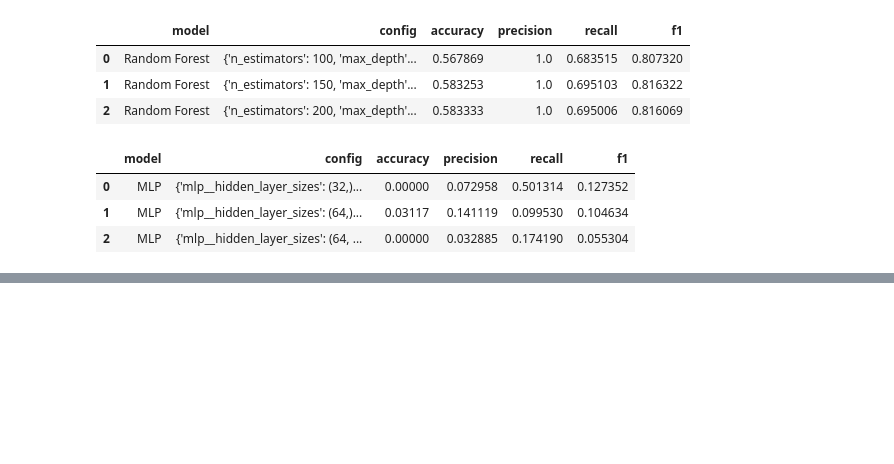
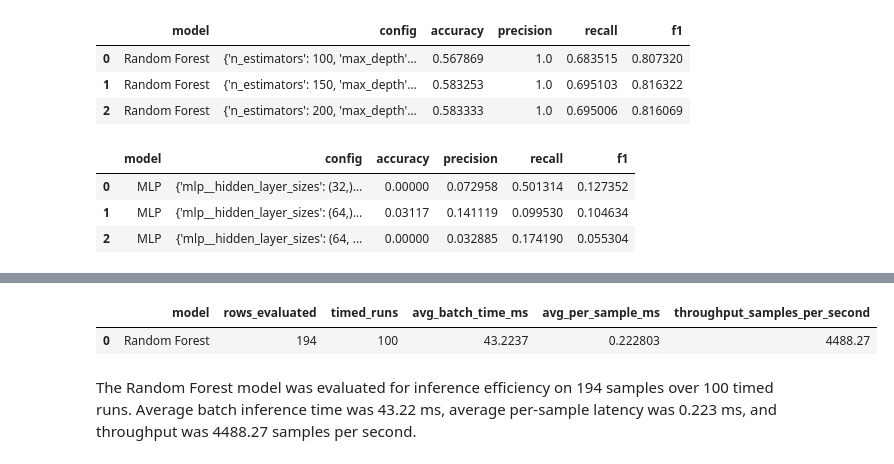
Before and after one commit to rachelyu0406/SketchCritic, a Jupyter notebook: notebooks/evaluate_models.ipynb, the cells around one changed output, grey strips where cells are left out. Drawn from its saved outputs; the diff is of its cells as text; code cells hidden in the pictures; blank space fills up the shorter version.

```diff
--- a/notebooks/evaluate_models.ipynb
+++ b/notebooks/evaluate_models.ipynb
@@ -229,0 +245,38 @@ pd.DataFrame(mlp_cv_results)
+# %%
+from time import perf_counter
+
+rf_artifact = load_artifact(RF_PATH)
+rf_model = rf_artifact["model"]
+rf_feature_names = rf_artifact["feature_names"]
+X_rf = data[rf_feature_names]
+rf_model.predict(X_rf)
+
+num_runs = 100
+elapsed_times = []
+for _ in range(num_runs):
+    start = perf_counter()
+    rf_model.predict(X_rf)
+    elapsed_times.append(perf_counter() - start)
+
+avg_batch_time_seconds = sum(elapsed_times) / len(elapsed_times)
+avg_batch_time_milliseconds = avg_batch_time_seconds * 1000
+avg_per_sample_milliseconds = (avg_batch_time_seconds / len(X_rf)) * 1000
+throughput_samples_per_second = len(X_rf) / avg_batch_time_seconds
+
+rf_efficiency_summary = pd.DataFrame([
+    {
+        "model": "Random Forest",
+        "rows_evaluated": len(X_rf),
+        "timed_runs": num_runs,
+        "avg_batch_time_ms": round(avg_batch_time_milliseconds, 4),
+        "avg_per_sample_ms": round(avg_per_sample_milliseconds, 6),
+        "throughput_samples_per_second": round(throughput_samples_per_second, 2),
+    }
+])
+
+rf_efficiency_summary
+# %% [output]
+|  | model | rows_evaluated | timed_runs | avg_batch_time_ms | avg_per_sample_ms | throughput_samples_per_second |
+| 0 | Random Forest | 194 | 100 | 43.2237 | 0.222803 | 4488.27 |
+# %% [markdown]
+The Random Forest model was evaluated for inference efficiency on 194 samples over 100 timed runs. Average batch inference time was 43.22 ms, average per-sample latency was 0.223 ms, and throughput was 4488.27 samples per second.
```
Also changed, not shown: parts of 5 cells of this notebook, 35 other files.
